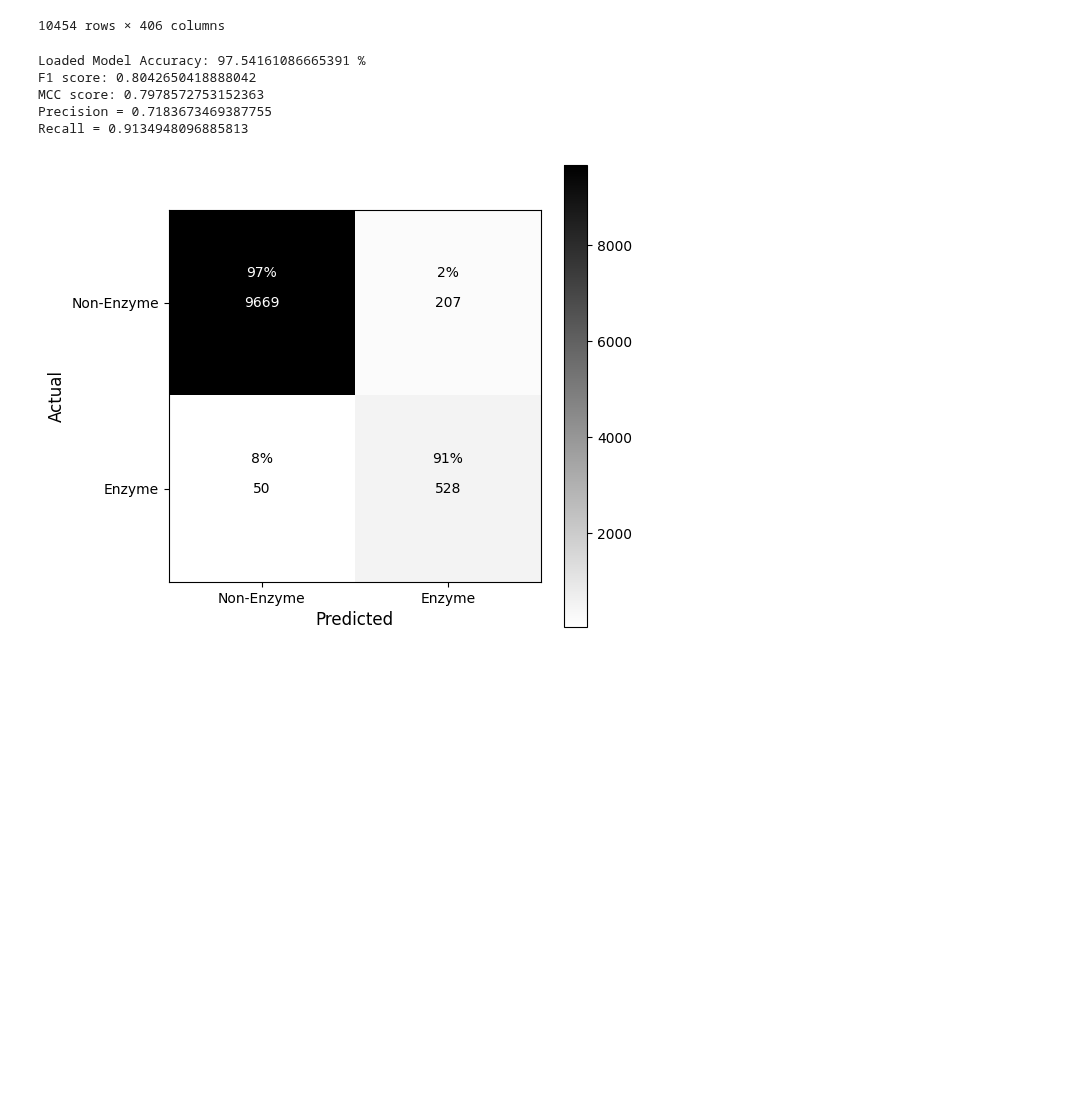
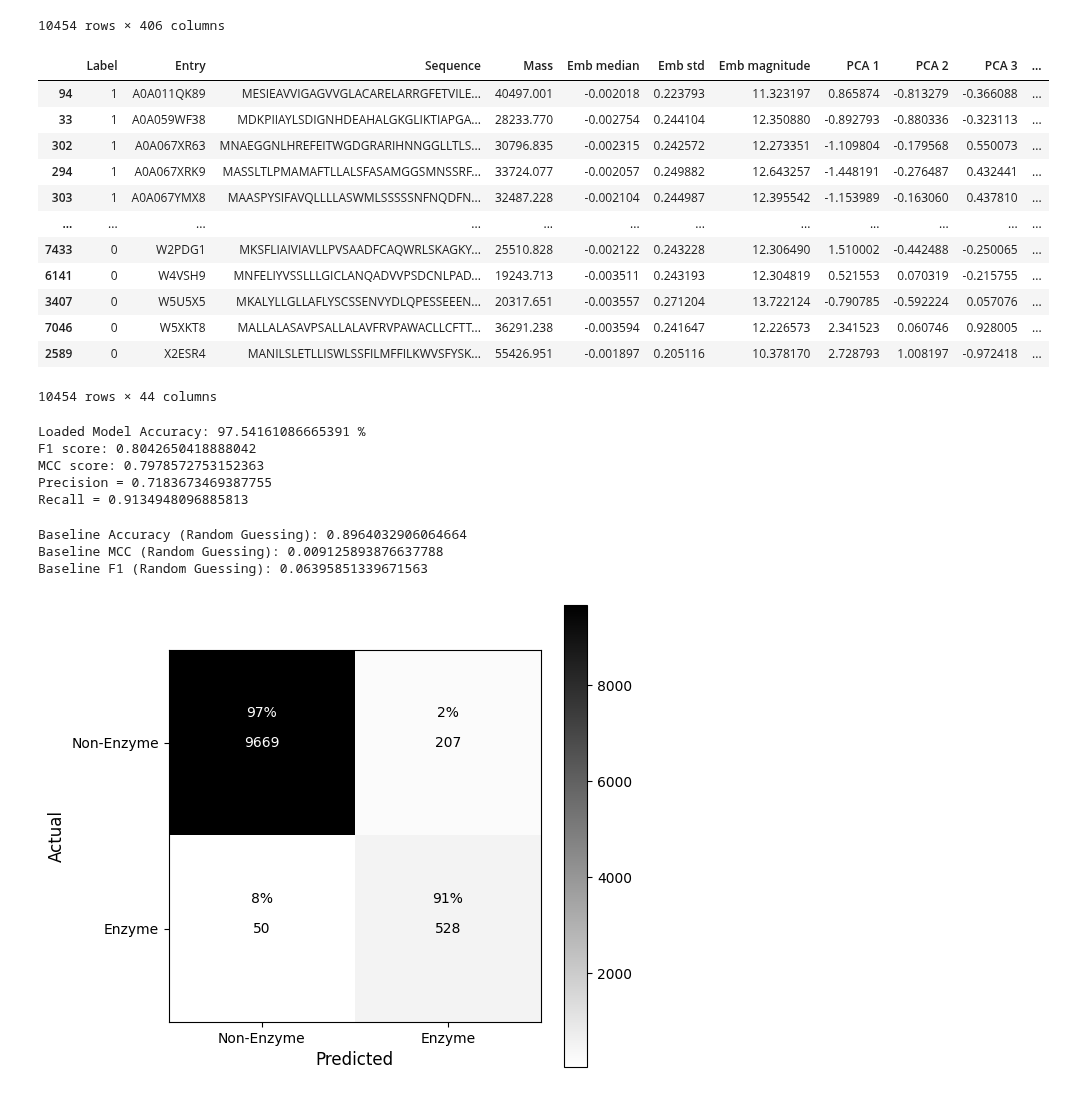
Before and after one commit to github4touchdouble/nnet-enzyme, a Jupyter notebook: random_forest/RandomForest_esm2.ipynb, the cells around one changed output. Cells and saved outputs as stored; diff of their text form; code cells hidden in the pictures; blank space fills up the shorter version.

Commit message:
Tested the model and saw how the random baseline did

```diff
--- a/random_forest/RandomForest_esm2.ipynb
+++ b/random_forest/RandomForest_esm2.ipynb
@@ -810,4 +810,26 @@ test_df
 | 7046 | 0 | W5XKT8 | MALLALASAVPSALLALAVFRVPAWACLLCFTT... | 36291.238 | [0.04543773, -0.08296901, -0.0162... | -0.003594 | 0.241647 | 12.226573 | [2.341522693634033, 0.06074571236... | 2.341523 | ... |
 | 2589 | 0 | X2ESR4 | MANILSLETLLISWLSSFILMFFILKWVSFYSK... | 55426.951 | [-0.032723945, -0.011568404, 0.05... | -0.001897 | 0.205116 | 10.378170 | [2.728793144226074, 1.00819742679... | 2.728793 | ... |
 10454 rows × 406 columns
+# %%
+test_df_reduced_pca=test_df[['Label', 'Entry', 'Sequence', 'Mass', 'Emb median', 'Emb std', 'Emb magnitude', 'PCA 1', 'PCA 2',
+       'PCA 3', 'PCA 4', 'PCA 5', 'PCA 6', 'PCA 7', 'PCA 8', 'PCA 9', 'PCA 10',
+       'PCA 11', 'PCA 12', 'PCA 13', 'PCA 14', 'PCA 15', 'PCA 16', 'PCA 17',
+       'PCA 18', 'PCA 19', 'PCA 20', 'PCA 21', 'PCA 22', 'PCA 23', 'PCA 24',
+       'PCA 25', 'PCA 26', 'PCA 27', 'PCA 28', 'PCA 30', 'PCA 32', 'PCA 33',
+       'PCA 34', 'PCA 37', 'PCA 38', 'PCA 43', 'PCA 45', 'PCA 47']]
+test_df_reduced_pca
+# %% [output]
+|  | Label | Entry | Sequence | Mass | Emb median | Emb std | Emb magnitude | PCA 1 | PCA 2 | PCA 3 | ... |
+| 94 | 1 | A0A011QK89 | MESIEAVVIGAGVVGLACARELARRGFETVILE... | 40497.001 | -0.002018 | 0.223793 | 11.323197 | 0.865874 | -0.813279 | -0.366088 | ... |
+| 33 | 1 | A0A059WF38 | MDKPIIAYLSDIGNHDEAHALGKGLIKTIAPGA... | 28233.770 | -0.002754 | 0.244104 | 12.350880 | -0.892793 | -0.880336 | -0.323113 | ... |
+| 302 | 1 | A0A067XR63 | MNAEGGNLHREFEITWGDGRARIHNNGGLLTLS... | 30796.835 | -0.002315 | 0.242572 | 12.273351 | -1.109804 | -0.179568 | 0.550073 | ... |
+| 294 | 1 | A0A067XRK9 | MASSLTLPMAMAFTLLALSFASAMGGSMNSSRF... | 33724.077 | -0.002057 | 0.249882 | 12.643257 | -1.448191 | -0.276487 | 0.432441 | ... |
+| 303 | 1 | A0A067YMX8 | MAASPYSIFAVQLLLLASWMLSSSSSNFNQDFN... | 32487.228 | -0.002104 | 0.244987 | 12.395542 | -1.153989 | -0.163060 | 0.437810 | ... |
+| ... | ... | ... | ... | ... | ... | ... | ... | ... | ... | ... | ... |
+| 7433 | 0 | W2PDG1 | MKSFLIAIVIAVLLPVSAADFCAQWRLSKAGKY... | 25510.828 | -0.002122 | 0.243228 | 12.306490 | 1.510002 | -0.442488 | -0.250065 | ... |
+| 6141 | 0 | W4VSH9 | MNFELIYVSSLLLGICLANQADVVPSDCNLPAD... | 19243.713 | -0.003511 | 0.243193 | 12.304819 | 0.521553 | 0.070319 | -0.215755 | ... |
+| 3407 | 0 | W5U5X5 | MKALYLLGLLAFLYSCSSENVYDLQPESSEEEN... | 20317.651 | -0.003557 | 0.271204 | 13.722124 | -0.790785 | -0.592224 | 0.057076 | ... |
+| 7046 | 0 | W5XKT8 | MALLALASAVPSALLALAVFRVPAWACLLCFTT... | 36291.238 | -0.003594 | 0.241647 | 12.226573 | 2.341523 | 0.060746 | 0.928005 | ... |
+| 2589 | 0 | X2ESR4 | MANILSLETLLISWLSSFILMFFILKWVSFYSK... | 55426.951 | -0.001897 | 0.205116 | 10.378170 | 2.728793 | 1.008197 | -0.972418 | ... |
+10454 rows × 44 columns
 # %%
@@ -843,6 +865,20 @@ F1 score: 0.8042650418888042
 MCC score: 0.7978572753152363
 Precision = 0.7183673469387755
 Recall = 0.9134948096885813
+# %%
+n_samples_random_baseline = len(y_test)
+random_baseline_predictions_test = np.random.choice(y_test, n_samples_random_baseline)
+baseline_accuracy_test = accuracy_score(y_test, random_baseline_predictions_test)
+baseline_mcc_test=matthews_corrcoef(y_test, random_baseline_predictions_test)
+baseline_f1_test=f1_score(y_test, random_baseline_predictions_test, zero_division="warn")
+
+print("Baseline Accuracy (Random Guessing):", baseline_accuracy_test)
+print("Baseline MCC (Random Guessing):", baseline_mcc_test)
+print("Baseline F1 (Random Guessing):", baseline_f1_test)
+# %% [output]
+Baseline Accuracy (Random Guessing): 0.8964032906064664
+Baseline MCC (Random Guessing): 0.009125893876637788
+Baseline F1 (Random Guessing): 0.06395851339671563
 # %%
 class_names = ["Non-Enzyme", "Enzyme"]
 conf_matrix = confusion_matrix(y_test, y_pred_test)
```
Also changed, not shown: parts of 1 cell of this notebook.
